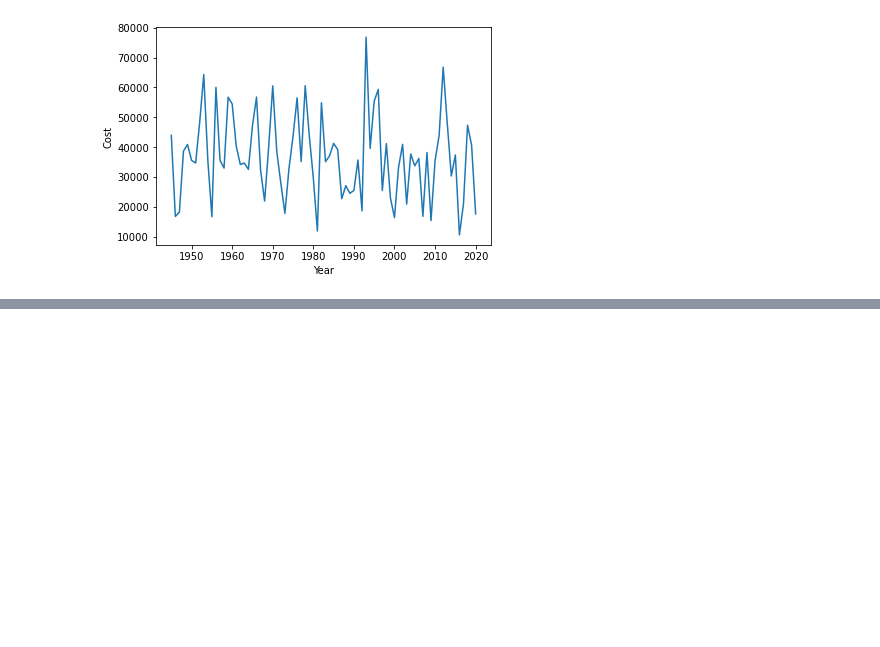
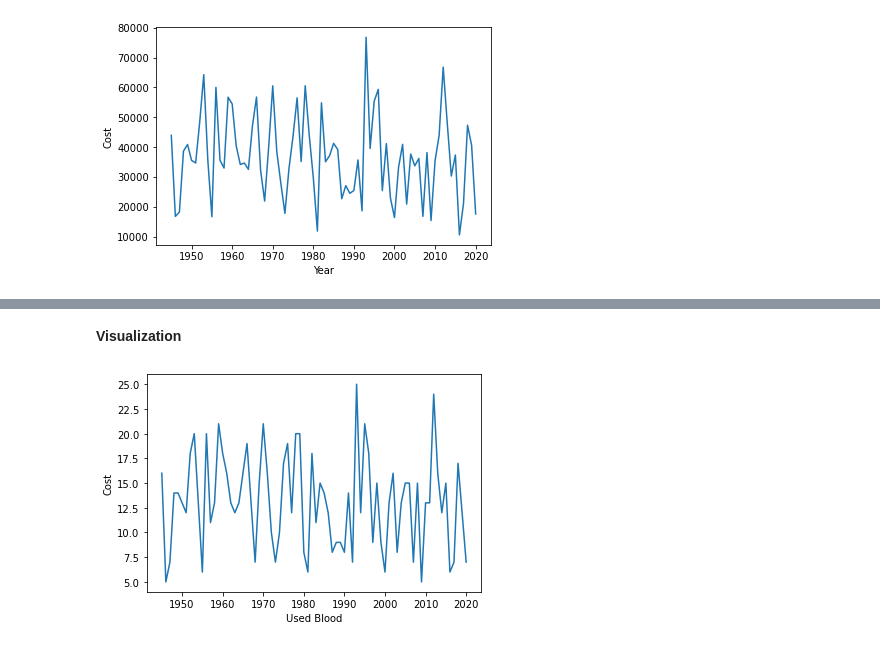
Before and after one commit to ihassanjavaid/BloodBank-Warehouse-py, a Jupyter notebook: notebooks/bloodbank_visualizations.ipynb, the cells around one changed output, grey strips where cells are left out. Drawn from its saved outputs; the diff is of its cells as text; code cells hidden in the pictures; blank space fills up the shorter version.

```diff
--- a/notebooks/bloodbank_visualizations.ipynb
+++ b/notebooks/bloodbank_visualizations.ipynb
@@ -120,0 +123,6 @@ plt.show()
+# %%
+query11= pd.read_sql_query('SELECT T.year, COUNT(F.time_id) as UsedBlood \
+                            FROM fact_table F Join time T on T.time_id = F.time_id JOIN bloodtype B on B.bloodtype_id = F.bloodtype_id, Ailment A WHERE F.ailment_id = A.ailment_id \
+                            GROUP BY T.year \
+                            ORDER BY T.year', \
+                            conn)
@@ -120,0 +147,10 @@ plt.show()
+# %% [markdown]
+**Visualization**
+# %%
+fig, ax = plt.subplots()
+ax.plot(list(query11['year']), list(query11['UsedBlood']))
+plt.xlabel('Used Blood')
+plt.ylabel('Cost')
+plt.show()
+# %% [output]
+[figure, added]
```
Also changed, not shown: parts of 3 cells of this notebook.
